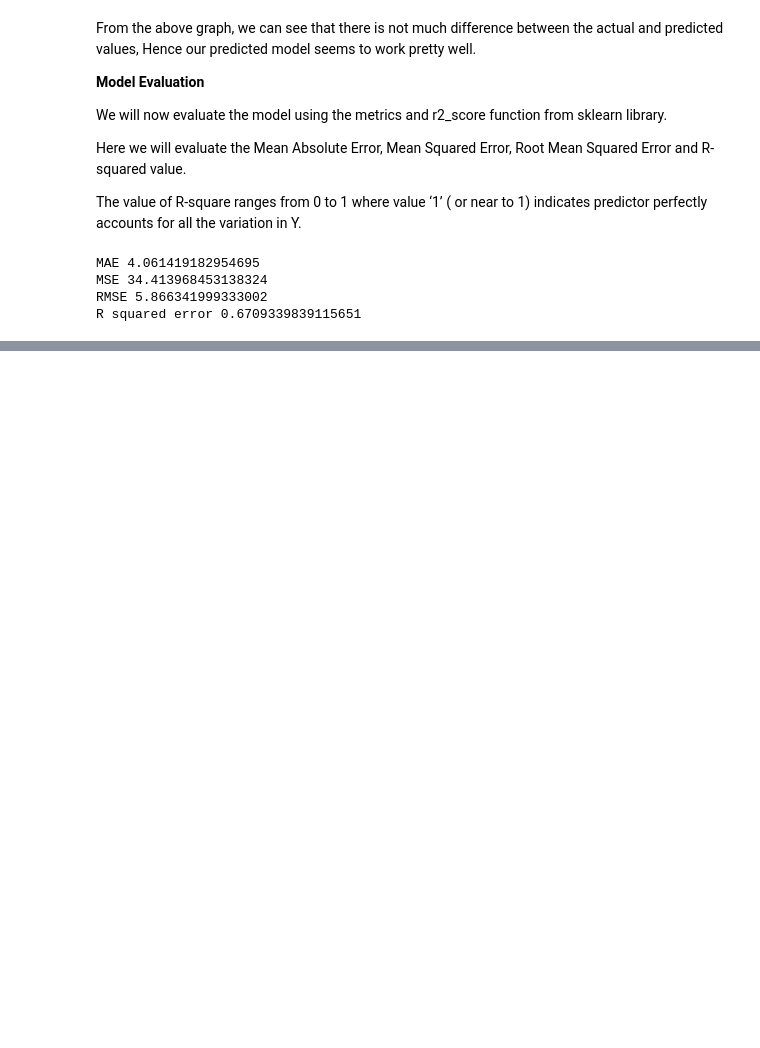
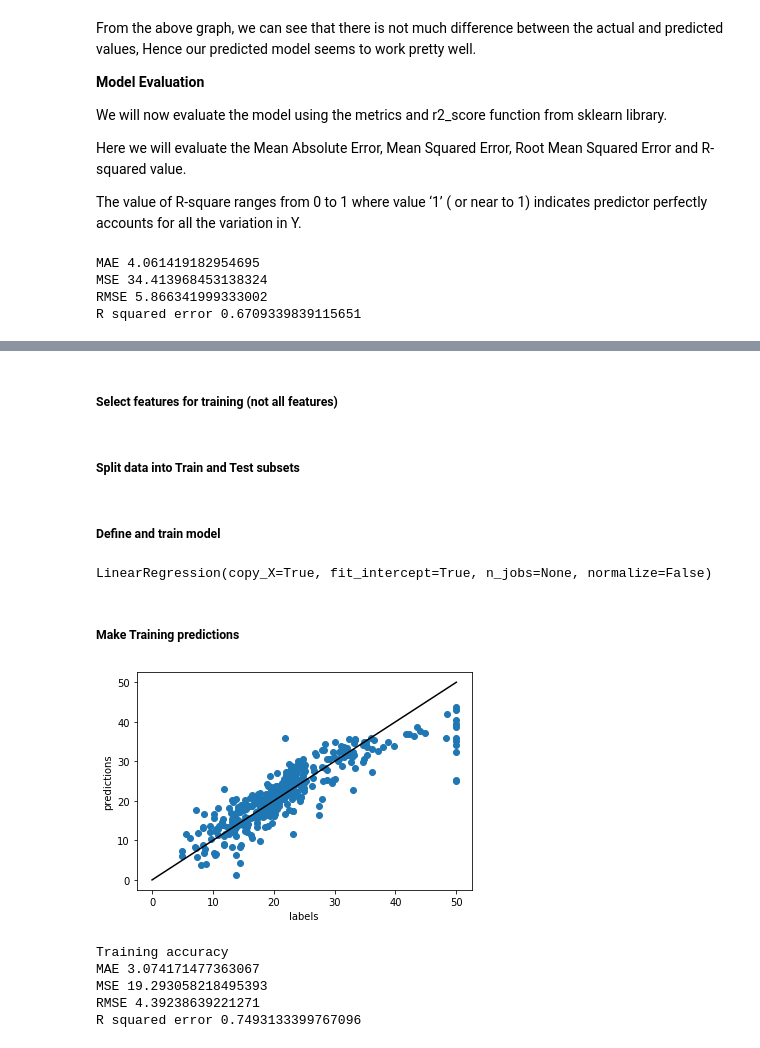
Before and after one commit to DSC-UTDallas/explore-ml, a Jupyter notebook: beginner_track/regression/Beginner_ML_Linear_Regression.ipynb, the cells around one changed output, grey strips where cells are left out. Drawn from its saved outputs; the diff is of its cells as text; code cells hidden in the pictures; blank space fills up the shorter version.

```diff
--- a/beginner_track/regression/Beginner_ML_Linear_Regression.ipynb
+++ b/beginner_track/regression/Beginner_ML_Linear_Regression.ipynb
@@ -278,0 +330,4 @@ Feature Engineering is when you change aspects of your features to try and impro
+# %%
+sd_scaler = StandardScaler()
+sd_scaler.fit(bos_df[['RM', 'AGE', 'DIS', 'RAD', 'TAX', 'PTRATIO', 'B', 'LSTAT']])
+bos_df[['RM', 'AGE', 'DIS', 'RAD', 'TAX', 'PTRATIO', 'B', 'LSTAT']] = sd_scaler.transform(bos_df[['RM', 'AGE', 'DIS', 'RAD', 'TAX', 'PTRATIO', 'B', 'LSTAT']])
@@ -278,0 +346,43 @@ Feature Engineering is when you change aspects of your features to try and impro
+# %% [markdown]
+##### Select features for training (not all features)
+# %%
+X = bos_df[['CRIM', 'ZN', 'INDUS', 'NOX', 'CHAS', 'RM', 'DIS', 'RAD', 'TAX','PTRATIO', 'B', 'LSTAT']]
+y = bos_df['MEDV']
+# %% [markdown]
+##### Split data into Train and Test subsets
+# %%
+from sklearn.model_selection import train_test_split
+X_train, X_test, y_train, y_test = train_test_split(X, y, test_size = 0.2, random_state = 10)
+# %% [markdown]
+##### Define and train model
+# %%
+from sklearn.linear_model import LinearRegression
+lm = LinearRegression()
+lm.fit(X_train, y_train)
+# %% [output]
+LinearRegression(copy_X=True, fit_intercept=True, n_jobs=None, normalize=False)
+# %% [markdown]
+##### Make Training predictions
+# %%
+prediction = lm.predict(X_train)
+plt.scatter(y_train, prediction)
+plt.plot([0,50], [0, 50], 'k-')
+plt.xlabel('labels')
+plt.ylabel('predictions')
+plt.show()
+# %% [output]
+[figure, added]
+# %%
+from sklearn import metrics
+from sklearn.metrics import r2_score
+print("Training accuracy")
+print('MAE', metrics.mean_absolute_error(y_train, prediction))
+print('MSE', metrics.mean_squared_error(y_train, prediction))
+print('RMSE', np.sqrt(metrics.mean_squared_error(y_train, prediction)))
+print('R squared error', r2_score(y_train, prediction))
+# %% [output]
+Training accuracy
+MAE 3.074171477363067
+MSE 19.293058218495393
+RMSE 4.39238639221271
+R squared error 0.7493133399767096
```
Also changed, not shown: parts of 19 cells of this notebook, 1 other file.
